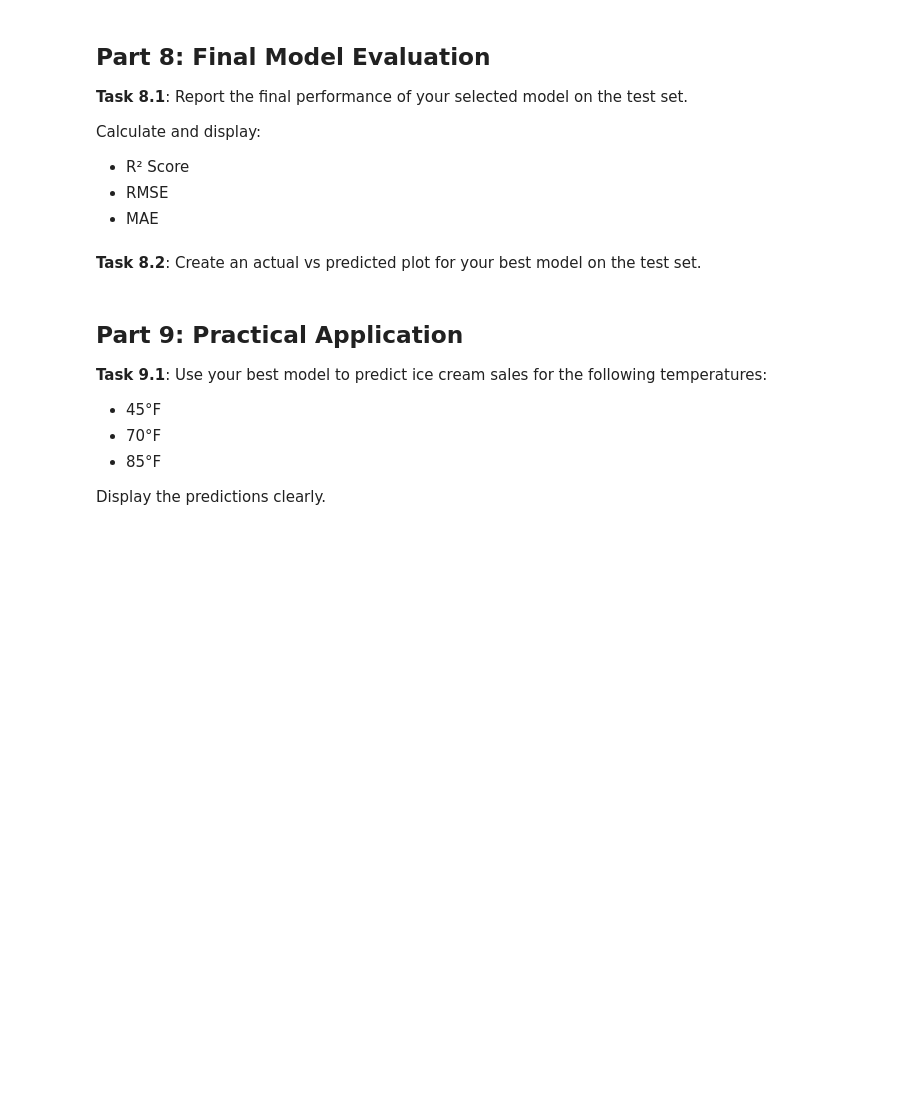
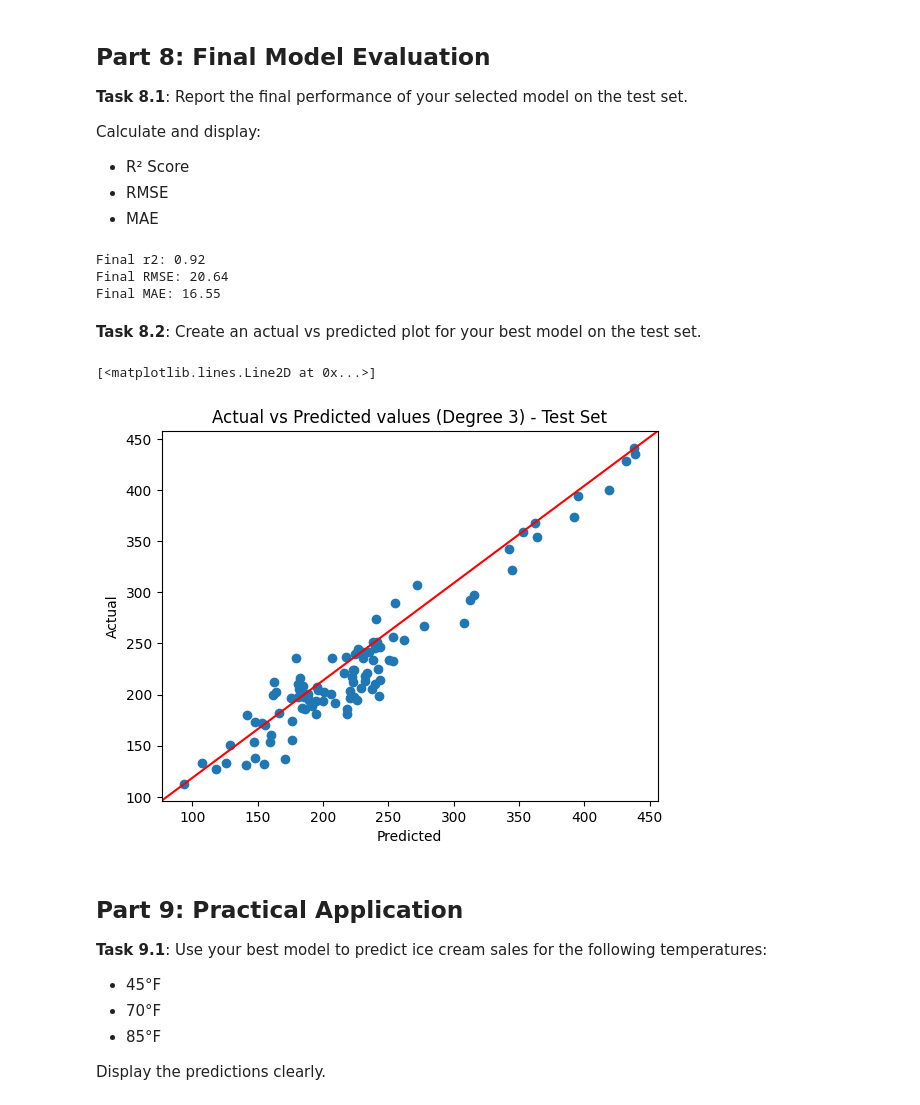
Before and after one commit to CaseyTomchuk/W12-Assignment, a Jupyter notebook: w12-assignment.ipynb, the cells around one changed output. Cells and saved outputs as stored; diff of their text form; code cells hidden in the pictures; blank space fills up the shorter version.

```diff
--- a/w12-assignment.ipynb
+++ b/w12-assignment.ipynb
@@ -400,2 +399,18 @@ Calculate and display:
+# %%
+# predicted using the best model
+X_test_poly = selected_poly.transform(x_test_r)
+y_pred_test = selected_model.predict(X_test_poly)
+
+final_r2 = r2_score(y_test, y_pred_test)
+final_rmse = np.sqrt(mean_squared_error(y_test, y_pred_test))
+final_mae = mean_absolute_error(y_test, y_pred_test)
+
+print(f'Final r2: {final_r2:.2f}')
+print(f'Final RMSE: {final_rmse:.2f}')
+print(f'Final MAE: {final_mae:.2f}')
+# %% [output]
+Final r2: 0.92
+Final RMSE: 20.64
+Final MAE: 16.55
 # %% [markdown]
 **Task 8.2**: Create an actual vs predicted plot for your best model on the test set.
@@ -404,3 +417,16 @@ Calculate and display:
+# %%
+#plt.plot(X_test_poly,)
+plt.scatter(y_test, y_pred_test) # actual values matched against predicted values
+
+plt.xlabel("Predicted")
+plt.ylabel("Actual")
+plt.title("Actual vs Predicted values (Degree 3) - Test Set")
+
+#reference line through center
+plt.plot([0, 1], [0, 1], transform=plt.gca().transAxes, color = 'red')
+# %% [output]
+[<matplotlib.lines.Line2D at 0x...>]
+[figure, added]
 # %% [markdown]
 ## Part 9: Practical Application
 
```
Also changed, not shown: parts of 13 cells of this notebook.
